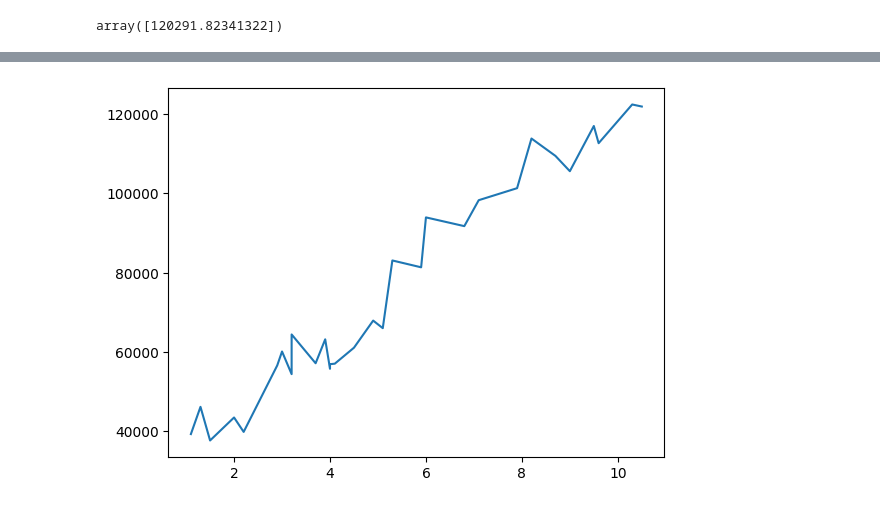
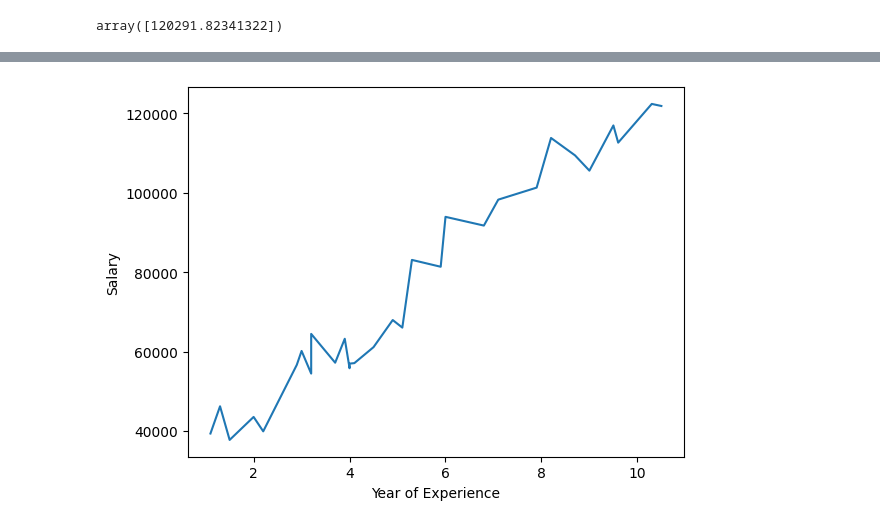
Before and after one commit to Deepak9523/WD_ML-03-02-2003-, a Jupyter notebook: first.ipynb, the cells around one changed output, grey strips where cells are left out. Cells and saved outputs as stored; diff of their text form; code cells hidden in the pictures.

```diff
--- a/first.ipynb
+++ b/first.ipynb
@@ -276,8 +253,10 @@ Note: you may need to restart the kernel to use updated packages.
 import matplotlib.pyplot as plt
 # %%
 plt.plot(X,y)
+plt.xlabel("Year of Experience")
+plt.ylabel("Salary")
 plt.show()
 # %% [output]
-[figure, old version]
+[figure, new version]
 # %%
 plt.scatter(X,y)
```
Also changed, not shown: parts of 27 cells of this notebook, 3 other files.
